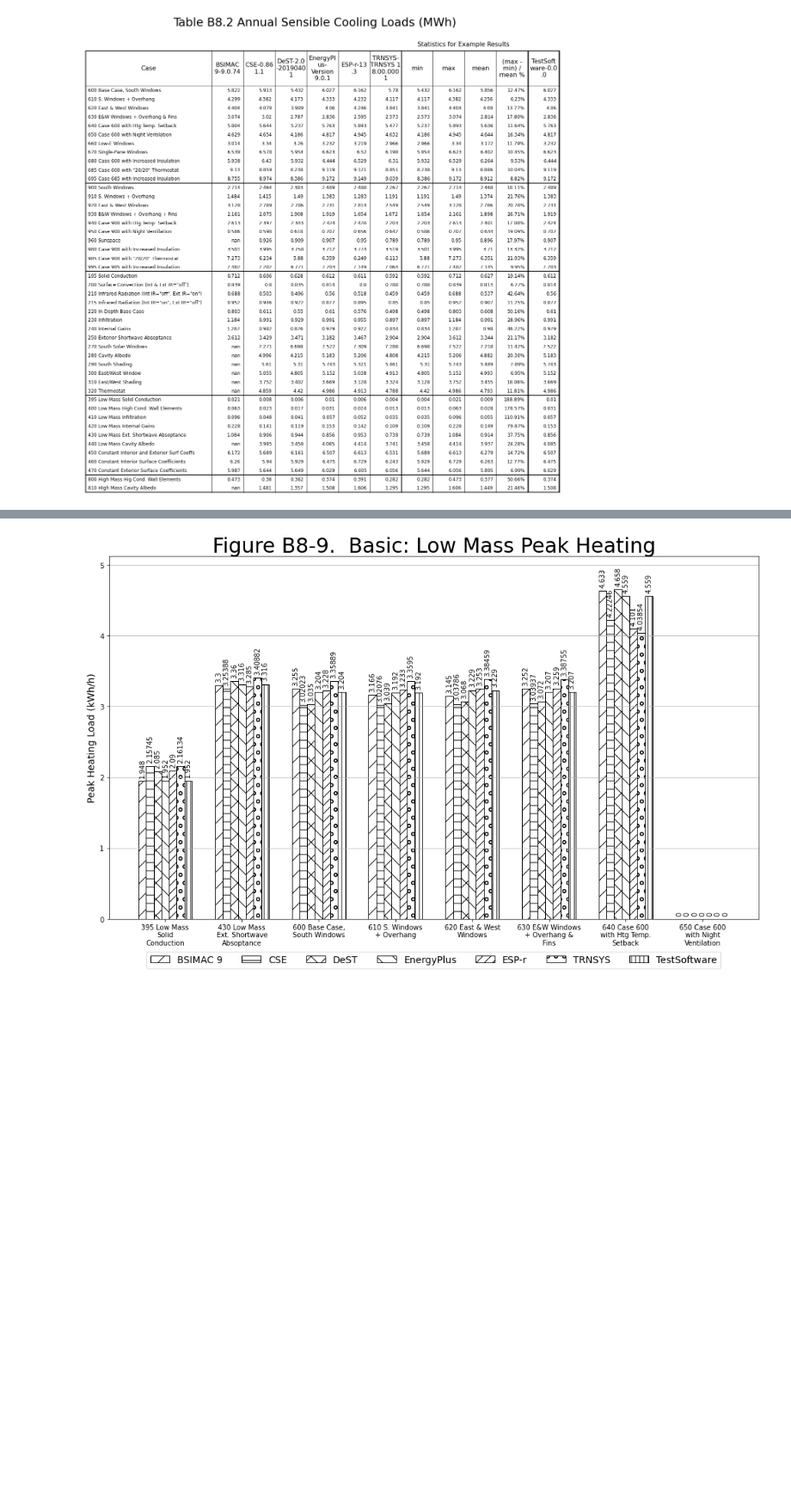
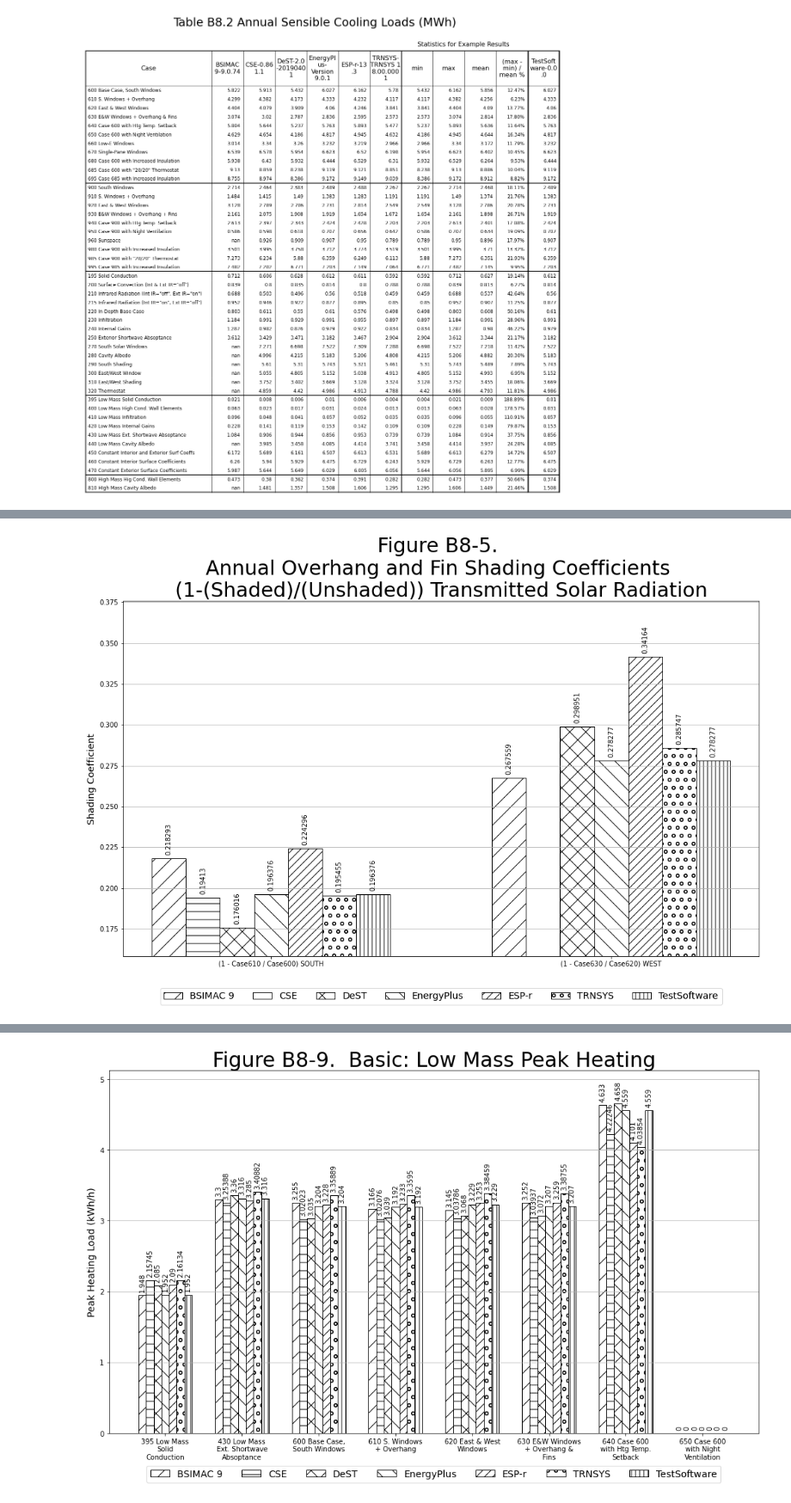
Before and after one commit to JasonGlazer/ashrae-140-automation, a Jupyter notebook: rendered/base/RESULTS5-2A.ipynb, the cells around one changed output, grey strips where cells are left out. Shown at 86% size. Drawn from its saved outputs; the diff is of its cells as text; code cells hidden in the pictures; blank space fills up the shorter version.

Commit message:
section 5-2a graph creation

```diff
--- a/rendered/base/RESULTS5-2A.ipynb
+++ b/rendered/base/RESULTS5-2A.ipynb
@@ -58,0 +59,5 @@ plt.show();
+# %%
+gr.render_section_5_2a_figure_b_8_5()
+plt.show();
+# %% [output]
+[figure, added]
```
Also changed, not shown: parts of 6 cells of this notebook, 9 other files.
